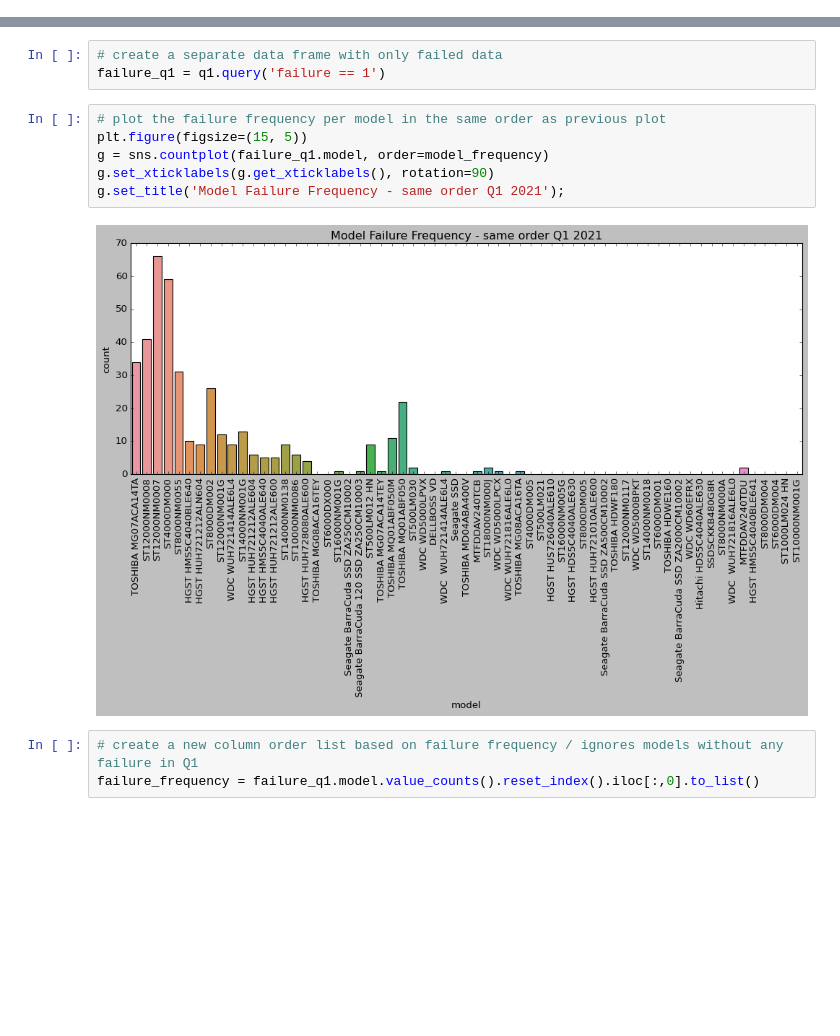
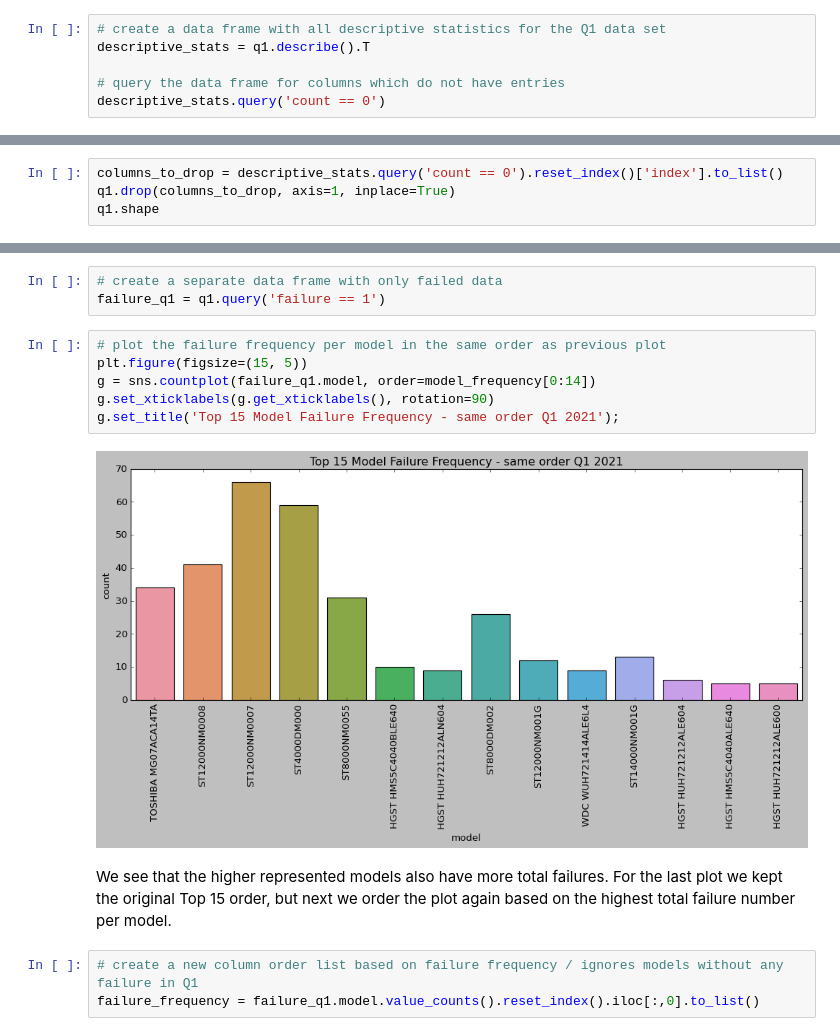
Before and after one commit to wcmphysics/DataScienceBootcamp-Capstone, a Jupyter notebook: notebooks/daniela_eda.ipynb, the cells around one changed output, grey strips where cells are left out. Saved outputs shown, nothing was run; the diff lists cells and outputs as text; blank space fills up the shorter version.

```diff
--- a/notebooks/daniela_eda.ipynb
+++ b/notebooks/daniela_eda.ipynb
@@ -65,0 +158,6 @@ g.set_title('Class Label Distribution');
+# %%
+# create a data frame with all descriptive statistics for the Q1 data set
+descriptive_stats = q1.describe().T
+
+# query the data frame for columns which do not have entries
+descriptive_stats.query('count == 0')
@@ -65,0 +178,4 @@ g.set_title('Class Label Distribution');
+# %%
+columns_to_drop = descriptive_stats.query('count == 0').reset_index()['index'].to_list()
+q1.drop(columns_to_drop, axis=1, inplace=True)
+q1.shape
@@ -86,11 +228,13 @@ failure_q1 = q1.query('failure == 1')
 # %%
 # plot the failure frequency per model in the same order as previous plot
 plt.figure(figsize=(15, 5))
-g = sns.countplot(failure_q1.model, order=model_frequency)
+g = sns.countplot(failure_q1.model, order=model_frequency[0:14])
 g.set_xticklabels(g.get_xticklabels(), rotation=90)
-g.set_title('Model Failure Frequency - same order Q1 2021');
+g.set_title('Top 15 Model Failure Frequency - same order Q1 2021');
 # %% [output]
-[figure, old version]
+[figure, new version]
+# %% [markdown]
+We see that the higher represented models also have more total failures. For the last plot we kept the original Top 15 order, but next we order the plot again based on the highest total failure number per model.
 # %%
 # create a new column order list based on failure frequency / ignores models without any failure in Q1
 failure_frequency = failure_q1.model.value_counts().reset_index().iloc[:,0].to_list()
```
Also changed, not shown: parts of 38 cells of this notebook.
